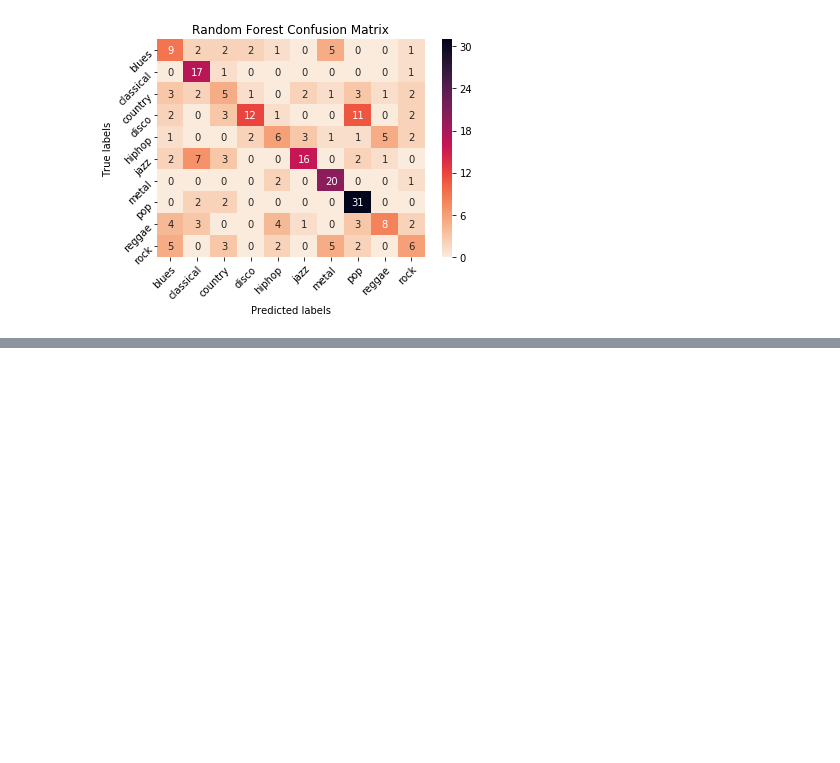
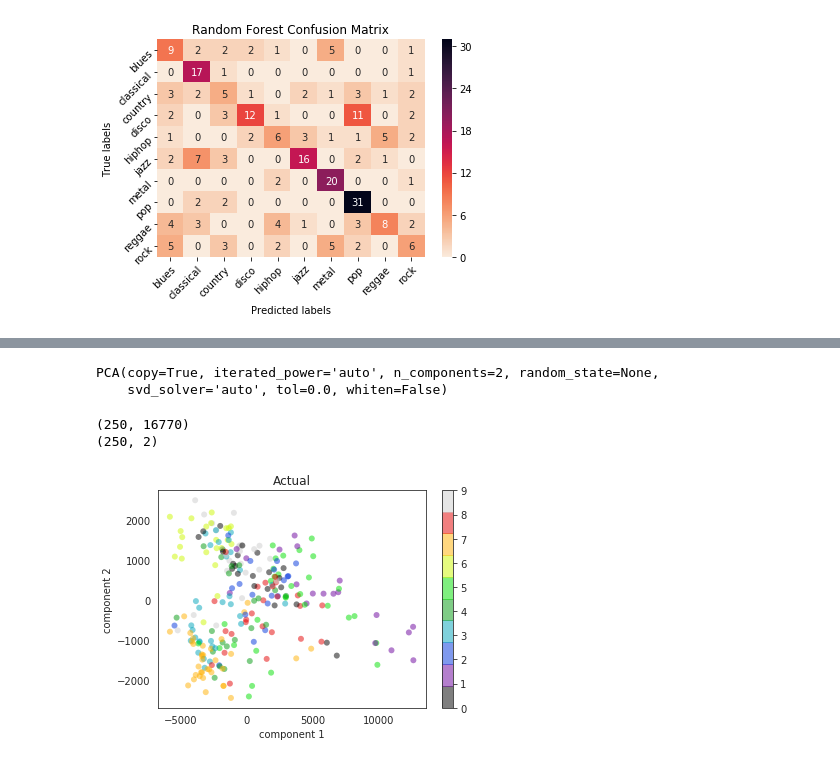
Before and after one commit to brendanyap/Genre-Classification, a Jupyter notebook: Brendan_Notebook.ipynb, the cells around one changed output, grey strips where cells are left out. Cells and saved outputs as stored; diff of their text form; code cells hidden in the pictures; blank space fills up the shorter version.

```diff
--- a/Brendan_Notebook.ipynb
+++ b/Brendan_Notebook.ipynb
@@ -257,0 +268,25 @@ plot_confusion_matrix(y_test, rf_predictions, 'Random Forest')
+# %%
+pca = PCA(n_components=2)
+# %%
+pca.fit(X_test)
+# %% [output]
+PCA(copy=True, iterated_power='auto', n_components=2, random_state=None,
+    svd_solver='auto', tol=0.0, whiten=False)
+# %%
+pca_X = pca.transform(X_test)
+# %%
+print(X_test.shape)
+print(pca_X.shape)
+# %% [output]
+(250, 16770)
+(250, 2)
+# %%
+plt.scatter(pca_X[:, 0], pca_X[:, 1],
+            c=y_test, edgecolor='none', alpha=0.5,
+            cmap=plt.cm.get_cmap('nipy_spectral', 10))
+plt.xlabel('component 1')
+plt.ylabel('component 2')
+plt.title('Actual')
+plt.colorbar();
+# %% [output]
+[figure, added]
```
Also changed, not shown: parts of 7 cells of this notebook.
